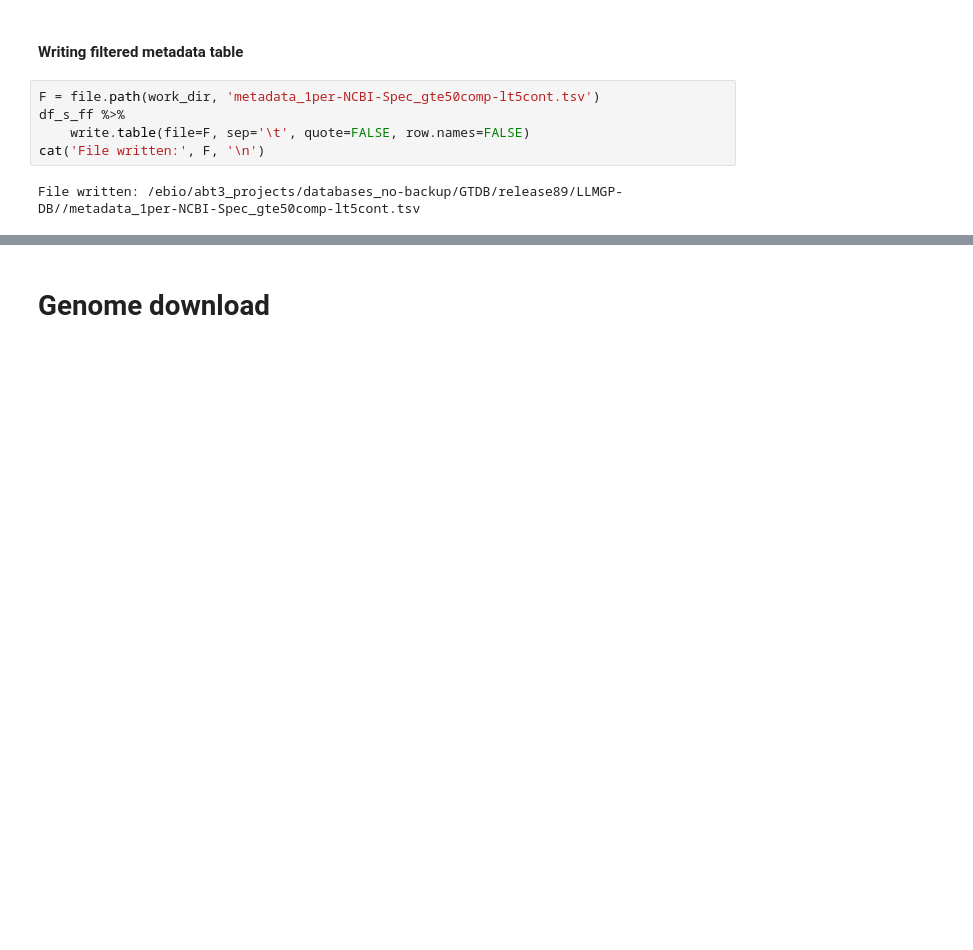
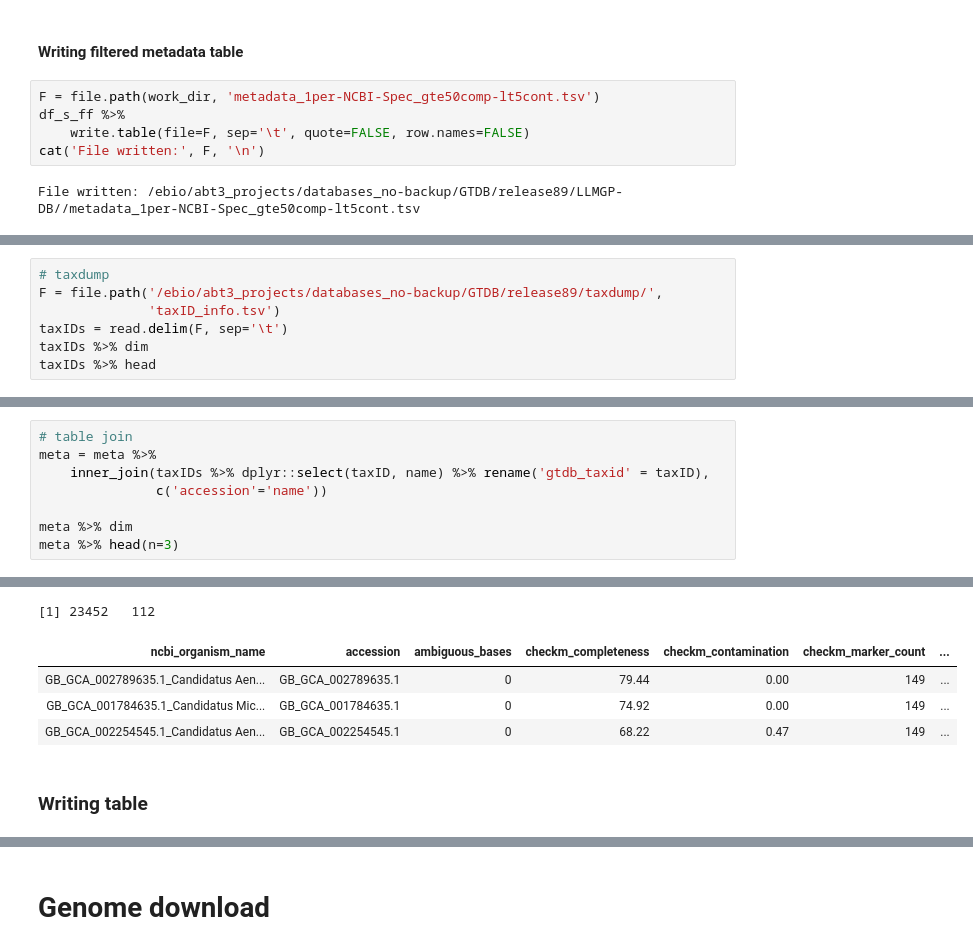
Before and after one commit to leylabmpi/Struo, a Jupyter notebook: notebooks/release89/01_GTDB_metadata_summary.ipynb, the cells around one changed output, grey strips where cells are left out. Cells and saved outputs as stored; diff of their text form; blank space fills up the shorter version.

```diff
--- a/notebooks/release89/01_GTDB_metadata_summary.ipynb
+++ b/notebooks/release89/01_GTDB_metadata_summary.ipynb
@@ -811,0 +838,7 @@ File written: /ebio/abt3_projects/databases_no-backup/GTDB/release89/LLMGP-DB//m
+# %%
+# taxdump
+F = file.path('/ebio/abt3_projects/databases_no-backup/GTDB/release89/taxdump/',
+              'taxID_info.tsv')
+taxIDs = read.delim(F, sep='\t')
+taxIDs %>% dim
+taxIDs %>% head
@@ -811,0 +854,9 @@ File written: /ebio/abt3_projects/databases_no-backup/GTDB/release89/LLMGP-DB//m
+# %%
+# table join
+meta = meta %>%
+    inner_join(taxIDs %>% dplyr::select(taxID, name) %>% rename('gtdb_taxid' = taxID),
+               c('accession'='name'))
+
+meta %>% dim
+meta %>% head(n=3)
+# %% [output]
@@ -811,0 +865,7 @@ File written: /ebio/abt3_projects/databases_no-backup/GTDB/release89/LLMGP-DB//m
+[1] 23452   112
+| ncbi_organism_name | accession | ambiguous_bases | checkm_completeness | checkm_contamination | checkm_marker_count | ... |
+| GB_GCA_002789635.1_Candidatus Aen... | GB_GCA_002789635.1 | 0 | 79.44 | 0.00 | 149 | ... |
+| GB_GCA_001784635.1_Candidatus Mic... | GB_GCA_001784635.1 | 0 | 74.92 | 0.00 | 149 | ... |
+| GB_GCA_002254545.1_Candidatus Aen... | GB_GCA_002254545.1 | 0 | 68.22 | 0.47 | 149 | ... |
+# %% [markdown]
+### Writing table
```
Also changed, not shown: parts of 42 cells of this notebook, 9 other files.
